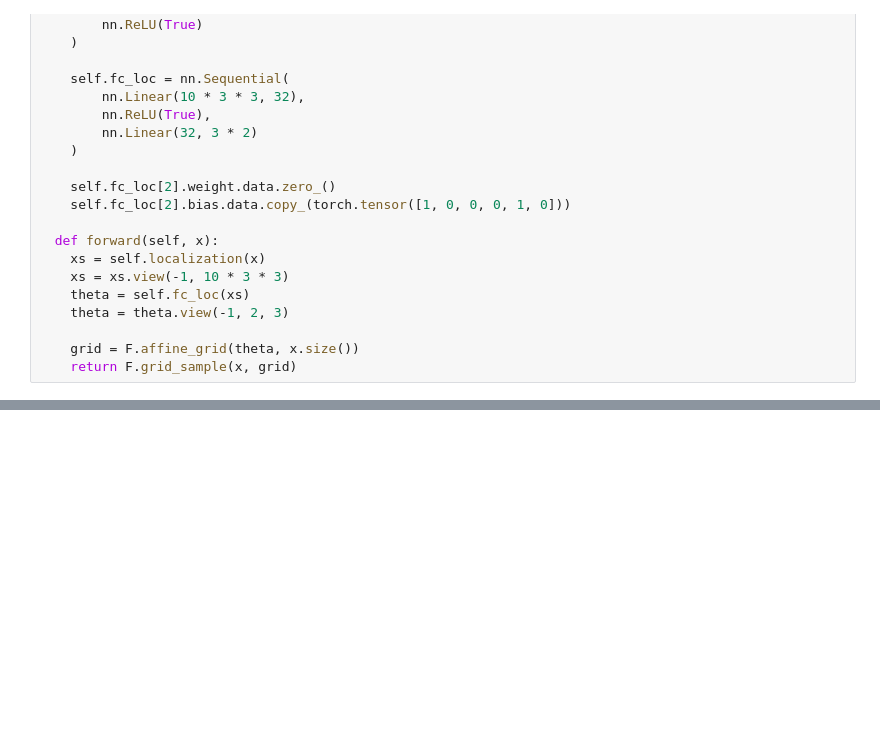
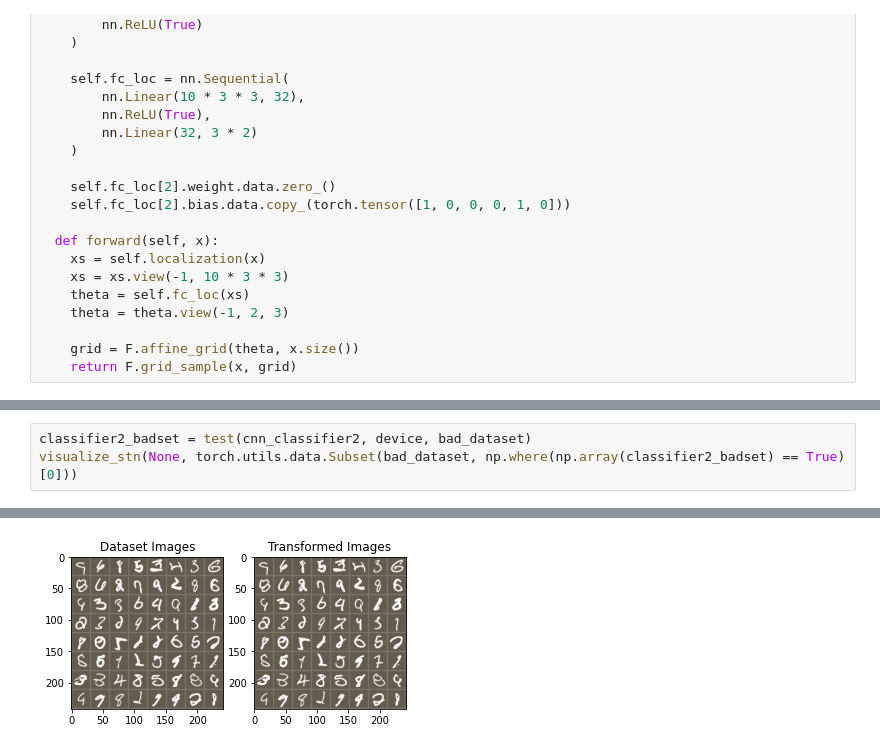
Before and after one commit to dungruoc/DeepLearning-Pytorch, a Jupyter notebook: SpatialTransformerNetworks.ipynb, the cells around one changed output, grey strips where cells are left out. Drawn from its saved outputs; the diff is of its cells as text; blank space fills up the shorter version.

```diff
--- a/SpatialTransformerNetworks.ipynb
+++ b/SpatialTransformerNetworks.ipynb
@@ -256,0 +312,4 @@ plt.show()
+# %%
+classifier2_badset = test(cnn_classifier2, device, bad_dataset)
+visualize_stn(None, torch.utils.data.Subset(bad_dataset, np.where(np.array(classifier2_badset) == True)[0]))
+# %% [output]
@@ -256,0 +317 @@ plt.show()
+[figure, added]
```
Also changed, not shown: parts of 20 cells of this notebook.
